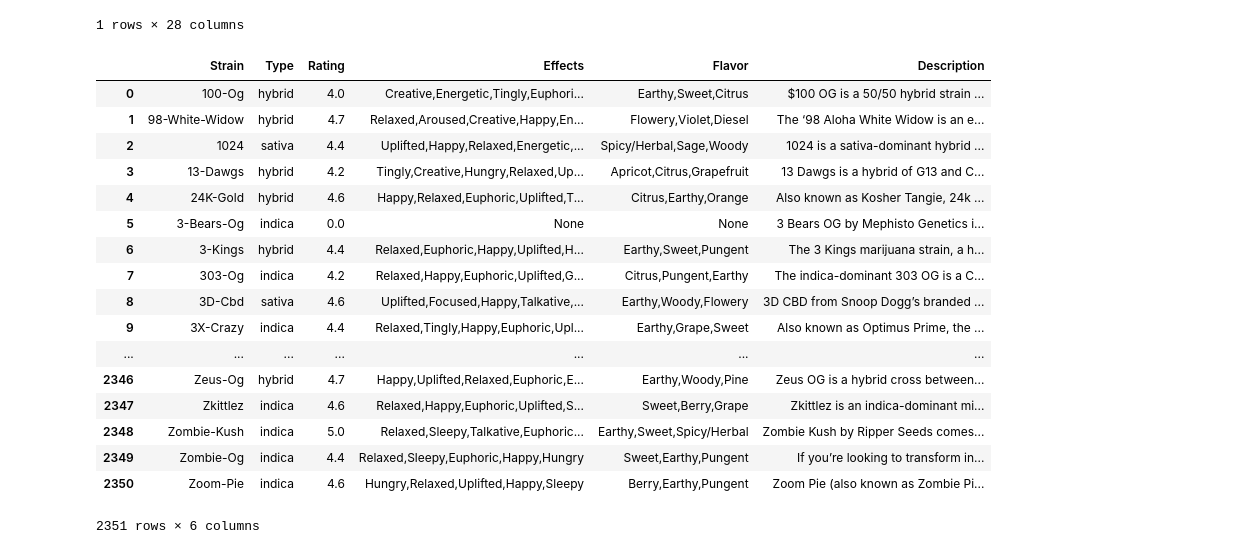
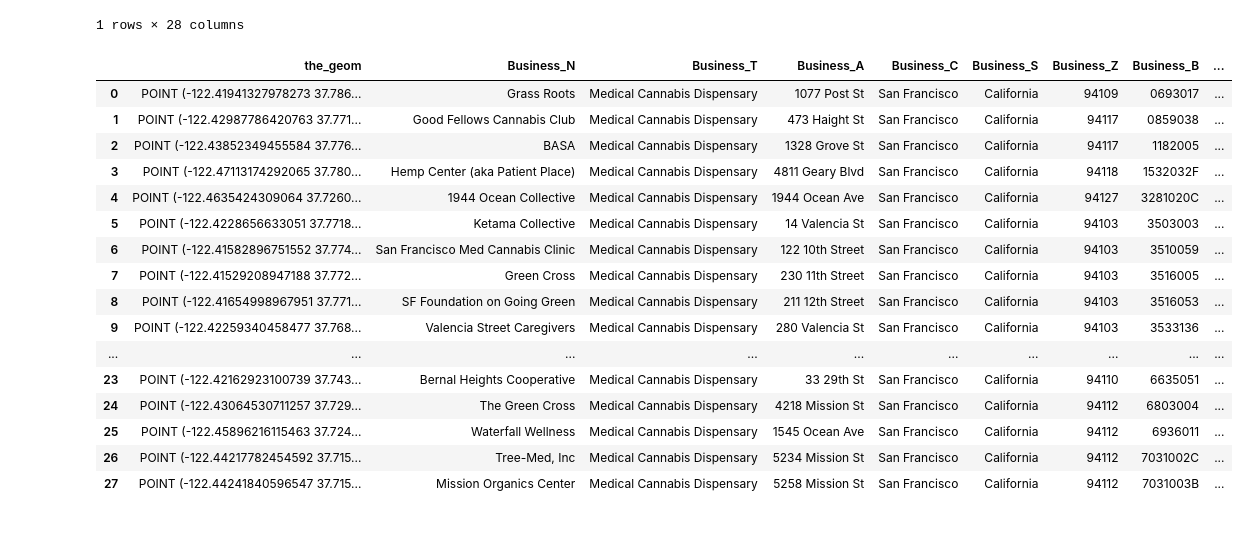
Before and after one commit to st-rom/dataprocessing_project, a Jupyter notebook: project/Project.ipynb, the cells around one changed output. Saved outputs shown, nothing was run; the diff lists cells and outputs as text; code cells hidden in the pictures.

```diff
--- a/project/Project.ipynb
+++ b/project/Project.ipynb
@@ -403,27 +549,26 @@ data_git.head(1)
 | 0 | 1 | 2 | 0 | Wellness Earth Energy Dispensary | wellness-earth-energy-dispensary/ | http://kushy.net/wp-content/uploa... | http://weedporndaily.com/delivery... | NaN | NaN | NaN | ... |
 1 rows × 28 columns
 # %%
-data5 = pd.read_csv("rows.csv")#Permitted Medical Cannabis Dispensaries
+data5 = pd.read_csv("dispensaries.csv")#Permitted Medical Cannabis Dispensaries
 data5
 # %% [output]
-|  | Strain | Type | Rating | Effects | Flavor | Description |
-| 0 | 100-Og | hybrid | 4.0 | Creative,Energetic,Tingly,Euphori... | Earthy,Sweet,Citrus | $100 OG is a 50/50 hybrid strain ... |
-| 1 | 98-White-Widow | hybrid | 4.7 | Relaxed,Aroused,Creative,Happy,En... | Flowery,Violet,Diesel | The ‘98 Aloha White Widow is an e... |
-| 2 | 1024 | sativa | 4.4 | Uplifted,Happy,Relaxed,Energetic,... | Spicy/Herbal,Sage,Woody | 1024 is a sativa-dominant hybrid ... |
-| 3 | 13-Dawgs | hybrid | 4.2 | Tingly,Creative,Hungry,Relaxed,Up... | Apricot,Citrus,Grapefruit | 13 Dawgs is a hybrid of G13 and C... |
-| 4 | 24K-Gold | hybrid | 4.6 | Happy,Relaxed,Euphoric,Uplifted,T... | Citrus,Earthy,Orange | Also known as Kosher Tangie, 24k ... |
-| 5 | 3-Bears-Og | indica | 0.0 | None | None | 3 Bears OG by Mephisto Genetics i... |
-| 6 | 3-Kings | hybrid | 4.4 | Relaxed,Euphoric,Happy,Uplifted,H... | Earthy,Sweet,Pungent | The 3 Kings marijuana strain, a h... |
-| 7 | 303-Og | indica | 4.2 | Relaxed,Happy,Euphoric,Uplifted,G... | Citrus,Pungent,Earthy | The indica-dominant 303 OG is a C... |
-| 8 | 3D-Cbd | sativa | 4.6 | Uplifted,Focused,Happy,Talkative,... | Earthy,Woody,Flowery | 3D CBD from Snoop Dogg’s branded ... |
-| 9 | 3X-Crazy | indica | 4.4 | Relaxed,Tingly,Happy,Euphoric,Upl... | Earthy,Grape,Sweet | Also known as Optimus Prime, the ... |
-| ... | ... | ... | ... | ... | ... | ... |
-| 2346 | Zeus-Og | hybrid | 4.7 | Happy,Uplifted,Relaxed,Euphoric,E... | Earthy,Woody,Pine | Zeus OG is a hybrid cross between... |
-| 2347 | Zkittlez | indica | 4.6 | Relaxed,Happy,Euphoric,Uplifted,S... | Sweet,Berry,Grape | Zkittlez is an indica-dominant mi... |
-| 2348 | Zombie-Kush | indica | 5.0 | Relaxed,Sleepy,Talkative,Euphoric... | Earthy,Sweet,Spicy/Herbal | Zombie Kush by Ripper Seeds comes... |
-| 2349 | Zombie-Og | indica | 4.4 | Relaxed,Sleepy,Euphoric,Happy,Hungry | Sweet,Earthy,Pungent | If you’re looking to transform in... |
-| 2350 | Zoom-Pie | indica | 4.6 | Hungry,Relaxed,Uplifted,Happy,Sleepy | Berry,Earthy,Pungent | Zoom Pie (also known as Zombie Pi... |
+|  | the_geom | Business_N | Business_T | Business_A | Business_C | Business_S | Business_Z | Business_B | ... |
+| 0 | POINT (-122.41941327978273 37.786... | Grass Roots | Medical Cannabis Dispensary | 1077 Post St | San Francisco | California | 94109 | 0693017 | ... |
+| 1 | POINT (-122.42987786420763 37.771... | Good Fellows Cannabis Club | Medical Cannabis Dispensary | 473 Haight St | San Francisco | California | 94117 | 0859038 | ... |
+| 2 | POINT (-122.43852349455584 37.776... | BASA | Medical Cannabis Dispensary | 1328 Grove St | San Francisco | California | 94117 | 1182005 | ... |
+| 3 | POINT (-122.47113174292065 37.780... | Hemp Center (aka Patient Place) | Medical Cannabis Dispensary | 4811 Geary Blvd | San Francisco | California | 94118 | 1532032F | ... |
+| 4 | POINT (-122.4635424309064 37.7260... | 1944 Ocean Collective | Medical Cannabis Dispensary | 1944 Ocean Ave | San Francisco | California | 94127 | 3281020C | ... |
+| 5 | POINT (-122.4228656633051 37.7718... | Ketama Collective | Medical Cannabis Dispensary | 14 Valencia St | San Francisco | California | 94103 | 3503003 | ... |
+| 6 | POINT (-122.41582896751552 37.774... | San Francisco Med Cannabis Clinic | Medical Cannabis Dispensary | 122 10th Street | San Francisco | California | 94103 | 3510059 | ... |
+| 7 | POINT (-122.41529208947188 37.772... | Green Cross | Medical Cannabis Dispensary | 230 11th Street | San Francisco | California | 94103 | 3516005 | ... |
+| 8 | POINT (-122.41654998967951 37.771... | SF Foundation on Going Green | Medical Cannabis Dispensary | 211 12th Street | San Francisco | California | 94103 | 3516053 | ... |
+| 9 | POINT (-122.42259340458477 37.768... | Valencia Street Caregivers | Medical Cannabis Dispensary | 280 Valencia St | San Francisco | California | 94103 | 3533136 | ... |
+| ... | ... | ... | ... | ... | ... | ... | ... | ... | ... |
+| 23 | POINT (-122.42162923100739 37.743... | Bernal Heights Cooperative | Medical Cannabis Dispensary | 33 29th St | San Francisco | California | 94110 | 6635051 | ... |
+| 24 | POINT (-122.43064530711257 37.729... | The Green Cross | Medical Cannabis Dispensary | 4218 Mission St | San Francisco | California | 94112 | 6803004 | ... |
+| 25 | POINT (-122.45896216115463 37.724... | Waterfall Wellness | Medical Cannabis Dispensary | 1545 Ocean Ave | San Francisco | California | 94112 | 6936011 | ... |
+| 26 | POINT (-122.44217782454592 37.715... | Tree-Med, Inc | Medical Cannabis Dispensary | 5234 Mission St | San Francisco | California | 94112 | 7031002C | ... |
+| 27 | POINT (-122.44241840596547 37.715... | Mission Organics Center | Medical Cannabis Dispensary | 5258 Mission St | San Francisco | California | 94112 | 7031003B | ... |
-2351 rows × 6 columns
 # %%
 data5 = pd.read_csv("cannabis.csv")#Cannabis Interactive Analysis with NLP
 data5
```
Also changed, not shown: parts of 32 cells of this notebook.
